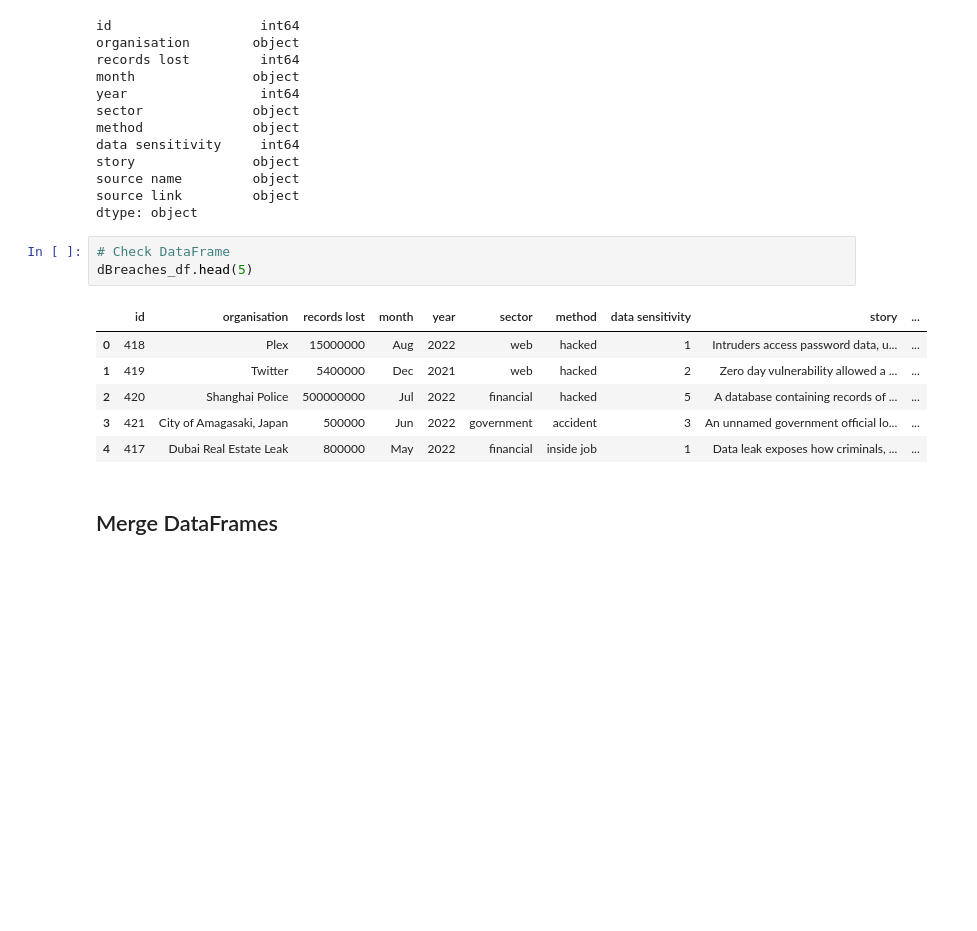
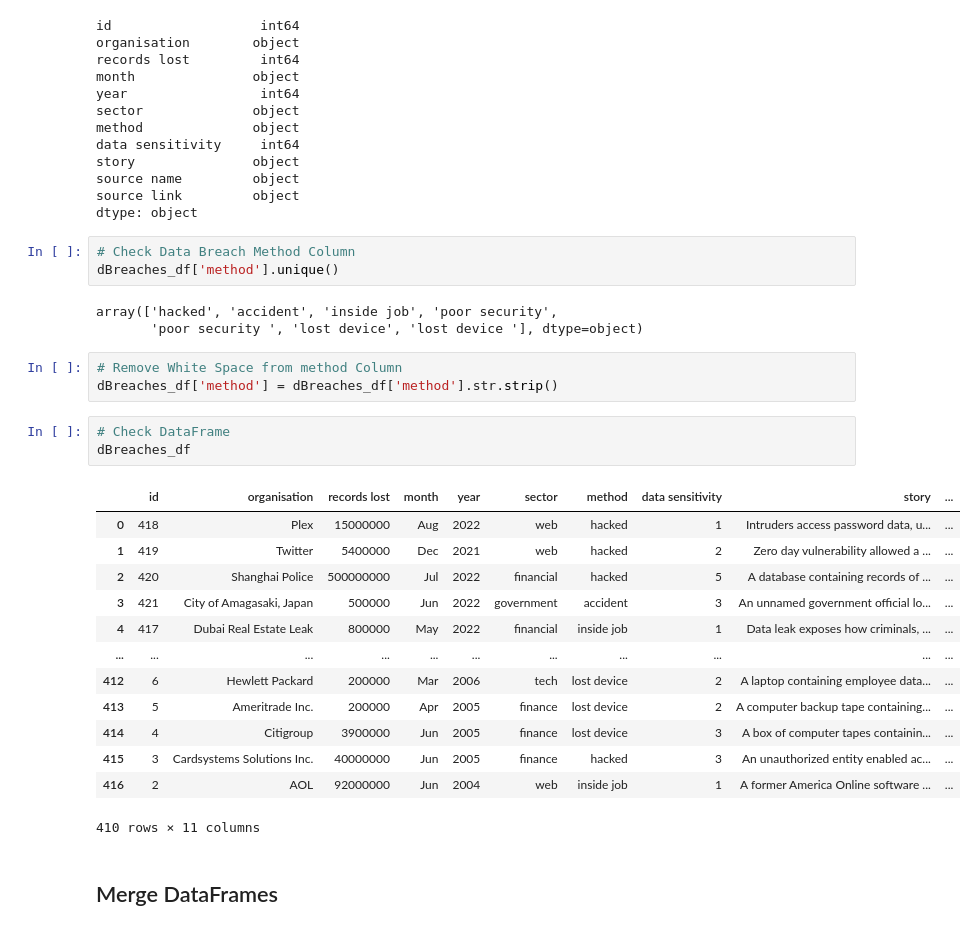
Before and after one commit to PianoPalf/group-project-3, a Jupyter notebook: Python/PyHack_dataframe_setup_SP.ipynb, the cells around one changed output. Drawn from its saved outputs; the diff is of its cells as text; blank space fills up the shorter version.

```diff
--- a/Python/PyHack_dataframe_setup_SP.ipynb
+++ b/Python/PyHack_dataframe_setup_SP.ipynb
@@ -292,16 +302,32 @@ story               object
 source name         object
 source link         object
 dtype: object
+# %%
+# Check Data Breach Method Column
+dBreaches_df['method'].unique()
+# %% [output]
+array(['hacked', 'accident', 'inside job', 'poor security',
+       'poor security ', 'lost device', 'lost device '], dtype=object)
+# %%
+# Remove White Space from method Column
+dBreaches_df['method'] = dBreaches_df['method'].str.strip()
 # %%
 # Check DataFrame
-dBreaches_df.head(5)
+dBreaches_df
 # %% [output]
 |  | id | organisation | records lost | month | year | sector | method | data sensitivity | story | ... |
 | 0 | 418 | Plex | 15000000 | Aug | 2022 | web | hacked | 1 | Intruders access password data, u... | ... |
 | 1 | 419 | Twitter | 5400000 | Dec | 2021 | web | hacked | 2 | Zero day vulnerability allowed a ... | ... |
 | 2 | 420 | Shanghai Police | 500000000 | Jul | 2022 | financial | hacked | 5 | A database containing records of ... | ... |
 | 3 | 421 | City of Amagasaki, Japan | 500000 | Jun | 2022 | government | accident | 3 | An unnamed government official lo... | ... |
 | 4 | 417 | Dubai Real Estate Leak | 800000 | May | 2022 | financial | inside job | 1 | Data leak exposes how criminals, ... | ... |
+| ... | ... | ... | ... | ... | ... | ... | ... | ... | ... | ... |
+| 412 | 6 | Hewlett Packard | 200000 | Mar | 2006 | tech | lost device | 2 | A laptop containing employee data... | ... |
+| 413 | 5 | Ameritrade Inc. | 200000 | Apr | 2005 | finance | lost device | 2 | A computer backup tape containing... | ... |
+| 414 | 4 | Citigroup | 3900000 | Jun | 2005 | finance | lost device | 3 | A box of computer tapes containin... | ... |
+| 415 | 3 | Cardsystems Solutions Inc. | 40000000 | Jun | 2005 | finance | hacked | 3 | An unauthorized entity enabled ac... | ... |
+| 416 | 2 | AOL | 92000000 | Jun | 2004 | web | inside job | 1 | A former America Online software ... | ... |
+410 rows × 11 columns
 # %% [markdown]
 ## Merge DataFrames
 # %%
```
Also changed, not shown: parts of 12 cells of this notebook, 1 other file.
